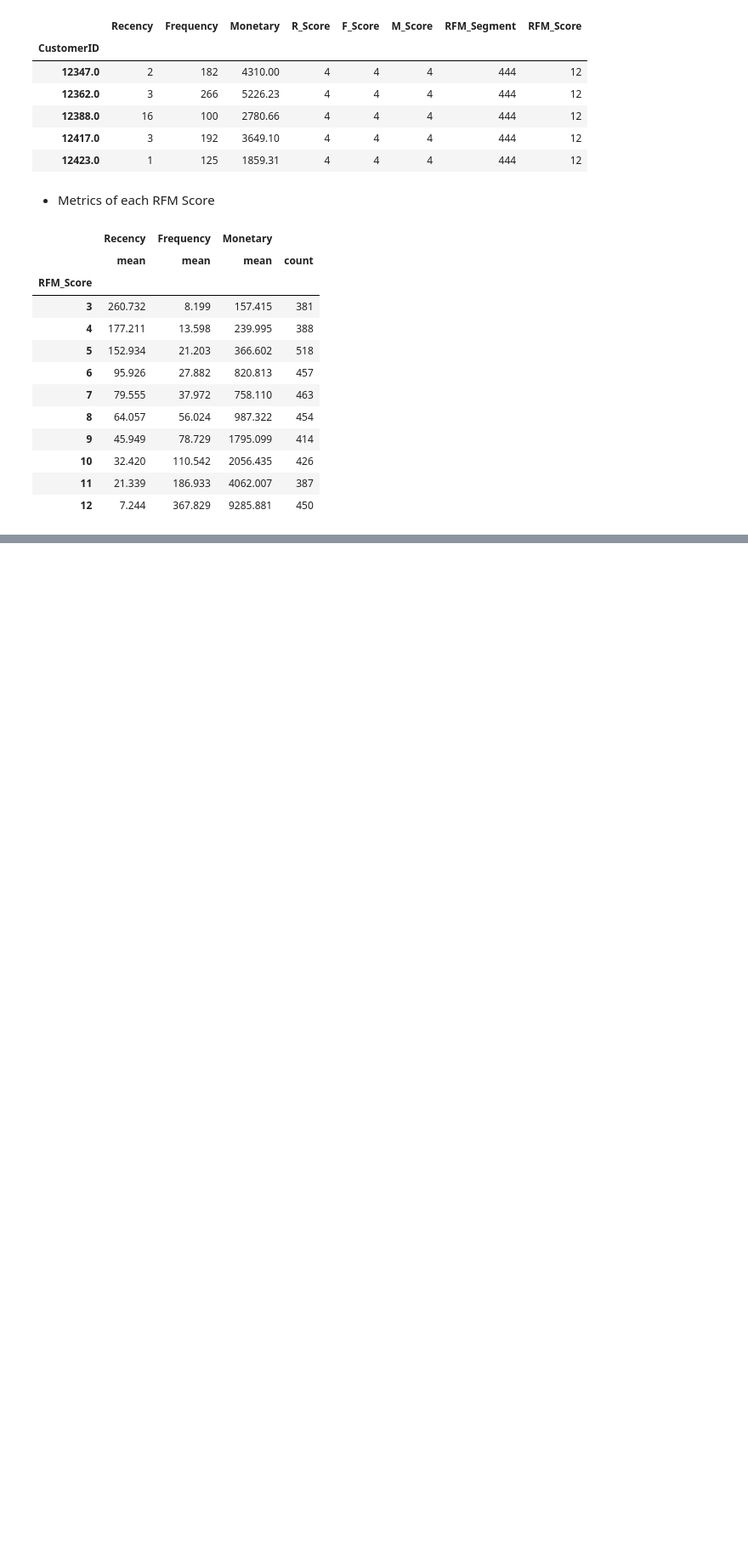
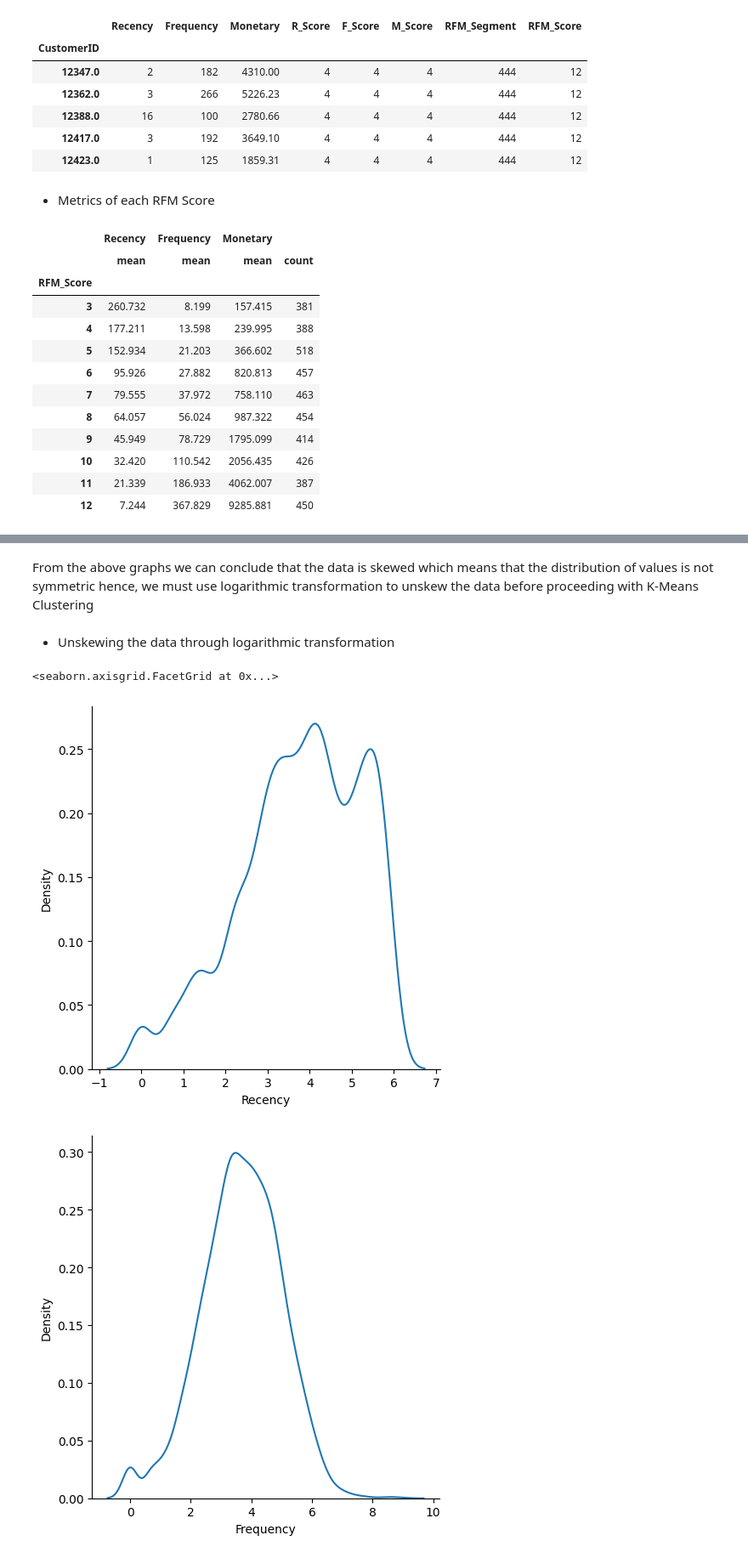
Before and after one commit to HarshTanwar001/Cohort-Analysis, a Jupyter notebook: Cohort_Analysis.ipynb, the cells around one changed output, grey strips where cells are left out. Shown: that part at 85% size. Saved outputs shown, nothing was run; the diff lists cells and outputs as text; code cells hidden in the pictures; blank space fills up the shorter version.

```diff
--- a/Cohort_Analysis.ipynb
+++ b/Cohort_Analysis.ipynb
@@ -489,0 +524,14 @@ rfm.groupby('RFM_Score').agg({
+# %% [markdown]
+From the above graphs we can conclude that the data is skewed which means that the distribution of values is not symmetric hence, we must use logarithmic transformation to unskew the data before proceeding with K-Means Clustering
+# %% [markdown]
+- Unskewing the data through logarithmic transformation
+# %%
+rfm_log = rfm[['Recency', 'Frequency', 'Monetary']].apply(np.log, axis=1).round(3)
+
+sns.displot(rfm_log.Recency, kind='kde', label='Recency')
+sns.displot(rfm_log.Frequency, kind='kde', label='Frequency')
+sns.displot(rfm_log.Monetary, kind='kde', label='Monetary Value')
+# %% [output]
+<seaborn.axisgrid.FacetGrid at 0x...>
+[figure, added]
+[figure, added]
```
Also changed, not shown: parts of 14 cells of this notebook.
